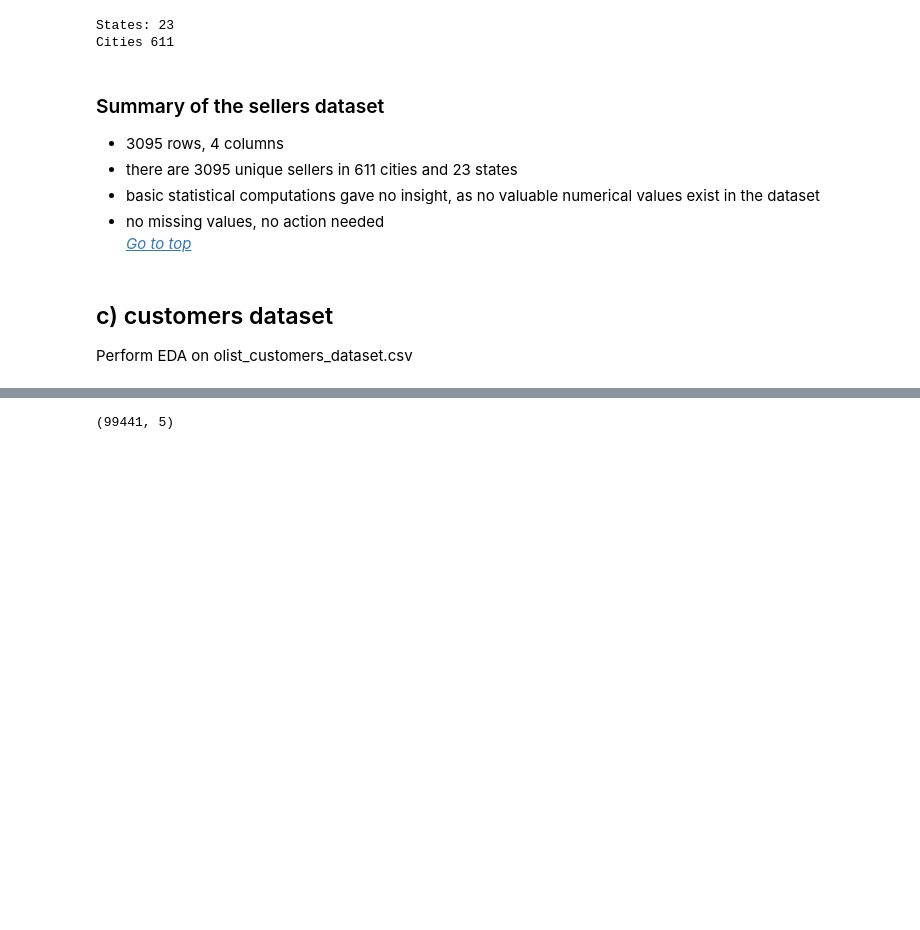
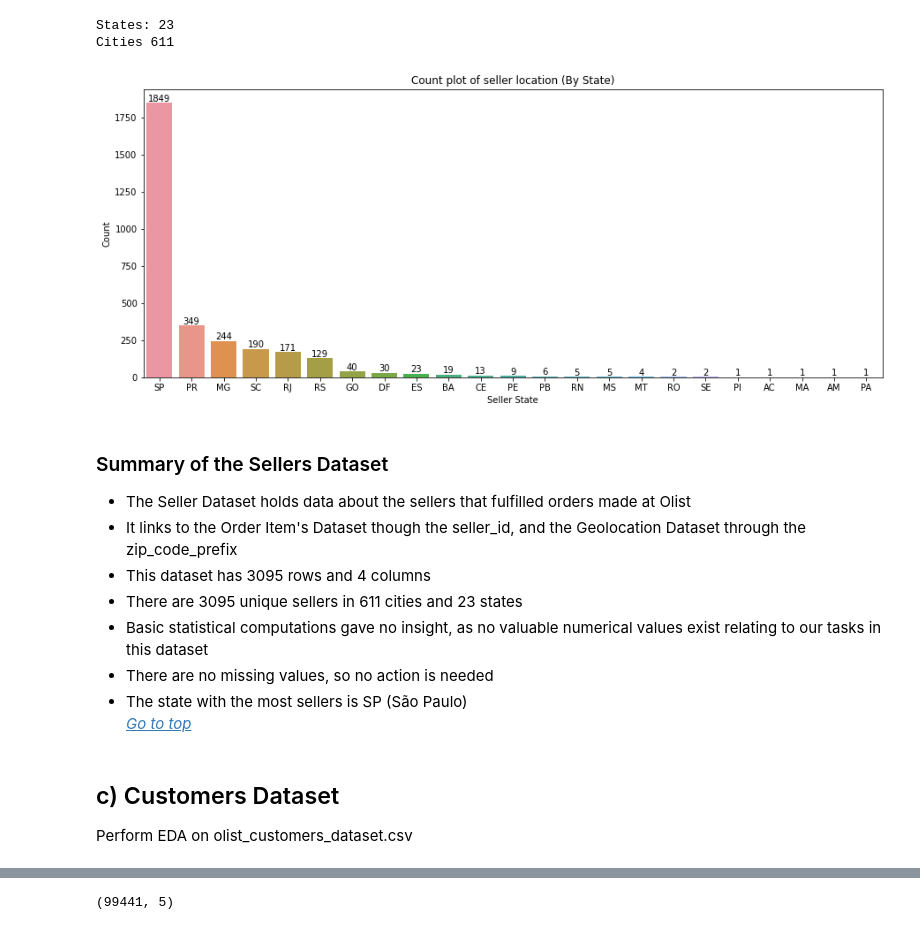
Before and after one commit to Tyna-504/ufcfmm-recommender, a Jupyter notebook: Subtask 1 EDA.ipynb, the cells around one changed output, grey strips where cells are left out. Drawn from its saved outputs; the diff is of its cells as text; code cells hidden in the pictures; blank space fills up the shorter version.

```diff
--- a/Subtask 1 EDA.ipynb
+++ b/Subtask 1 EDA.ipynb
@@ -218,16 +225,30 @@ print("Cities", seller_data['seller_city'].nunique())
 # %% [output]
 States: 23
 Cities 611
+# %%
+# Create count plot of the number of sellers from each state
+plt.figure(figsize=(15,6))
+ax = sns.countplot(x = 'seller_state', data = seller_data, order = seller_data['seller_state'].value_counts().index)
+plt.title('Count plot of seller location (By State)')
+plt.xlabel('Seller State')
+plt.ylabel('Count')
+ax.bar_label(ax.containers[0])
+plt.show()
+# %% [output]
+[figure, added]
 # %% [markdown]
-### Summary of the sellers dataset ###
-* 3095 rows, 4 columns
-* there are 3095 unique sellers in 611 cities and 23 states
-* basic statistical computations gave no insight, as no valuable numerical values exist in the dataset
-* no missing values, no action needed
+### Summary of the Sellers Dataset ###
+* The Seller Dataset holds data about the sellers that fulfilled orders made at Olist
+* It links to the Order Item's Dataset though the seller_id, and the Geolocation Dataset through the zip_code_prefix
+* This dataset has 3095 rows and 4 columns
+* There are 3095 unique sellers in 611 cities and 23 states
+* Basic statistical computations gave no insight, as no valuable numerical values exist relating to our tasks in this dataset
+* There are no missing values, so no action is needed
+* The state with the most sellers is SP (São Paulo)
 <br>_[Go to top](#top-of-page)_
 # %% [markdown]
 <a id="c-customers-dataset"></a>
-## c) customers dataset ##
+## c) Customers Dataset ##
 Perform EDA on olist_customers_dataset.csv
 # %%
 # Read and analyse file
```
Also changed, not shown: parts of 13 cells of this notebook.
